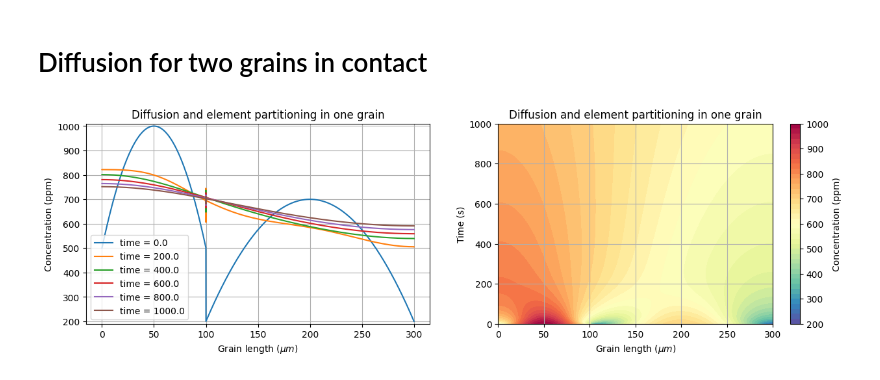
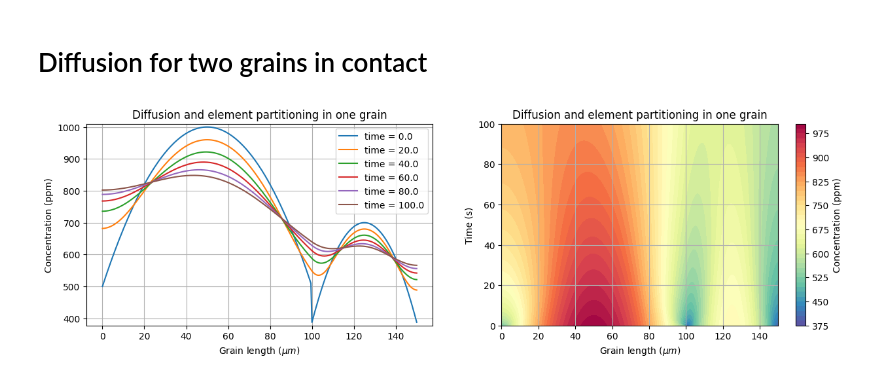
Before and after one commit to chandan-kumarsahu/CP-Project-Grain-Interdiffusion, a Jupyter notebook: Element_Partitioning_and_Diffusion/crank_nicholson.ipynb, the cells around one changed output. Cells and saved outputs as stored; diff of their text form; code cells hidden in the pictures.

```diff
--- a/Element_Partitioning_and_Diffusion/crank_nicholson.ipynb
+++ b/Element_Partitioning_and_Diffusion/crank_nicholson.ipynb
@@ -314,31 +314,31 @@ def plot_diff(time_grid, spatial_grid, solution):
 # %%
 def init_cond_grain_1(x, L_grain1, L_grain2):
     # return 1000*np.exp(-0.001*(x-L_grain1/2)**2)
     return -0.2 * (x - L_grain1/2)**2 + 1000
 
 def init_cond_grain_2(x, L_grain1, L_grain2):
     # return 500*np.exp(-0.001*(x-(L_grain1 + L_grain2/2))**2)
-    return -0.05 * (x - (L_grain1 + L_grain2/2))**2 + 700
+    return -0.5 * (x - (L_grain1 + L_grain2/2))**2 + 700
 
 def source_term(x, t):
     return 0 # 10 * np.sin(np.pi * x) * np.exp(-0.1 * t)
 
 # Constants and parameters
-t_max = 200     # total simulation time
+t_max = 100     # total simulation time
 Diff_1 = 5    # diffusivity grain 1
 Diff_2 = 1    # diffusivity grain 2
 L_grain1 = 100     # length of the grain 1
-L_grain2 = 200     # length of the grain 2
-dt = 1       # time step
-dl = 0.1       # spatial step
+L_grain2 = 50     # length of the grain 2
+dt = 0.5       # time step
+dl = 0.5       # spatial step
 
 z_max = L_grain1 + L_grain2
 
 solution, spatial_grid, time_grid = crank_nicolson_diffusion(L_grain1, L_grain2, t_max, dl, dt, Diff_1, Diff_2, init_cond_grain_1, init_cond_grain_2, source_term, diff_matrix_isolated_boundary_G2)
 
 # Plot the diffusion equation solution
 plot_diff(time_grid, spatial_grid, solution)
 
 plt.show()
 # %% [output]
-[figure, old version]
+[figure, new version]
```
Also changed, not shown: 1 other file.
